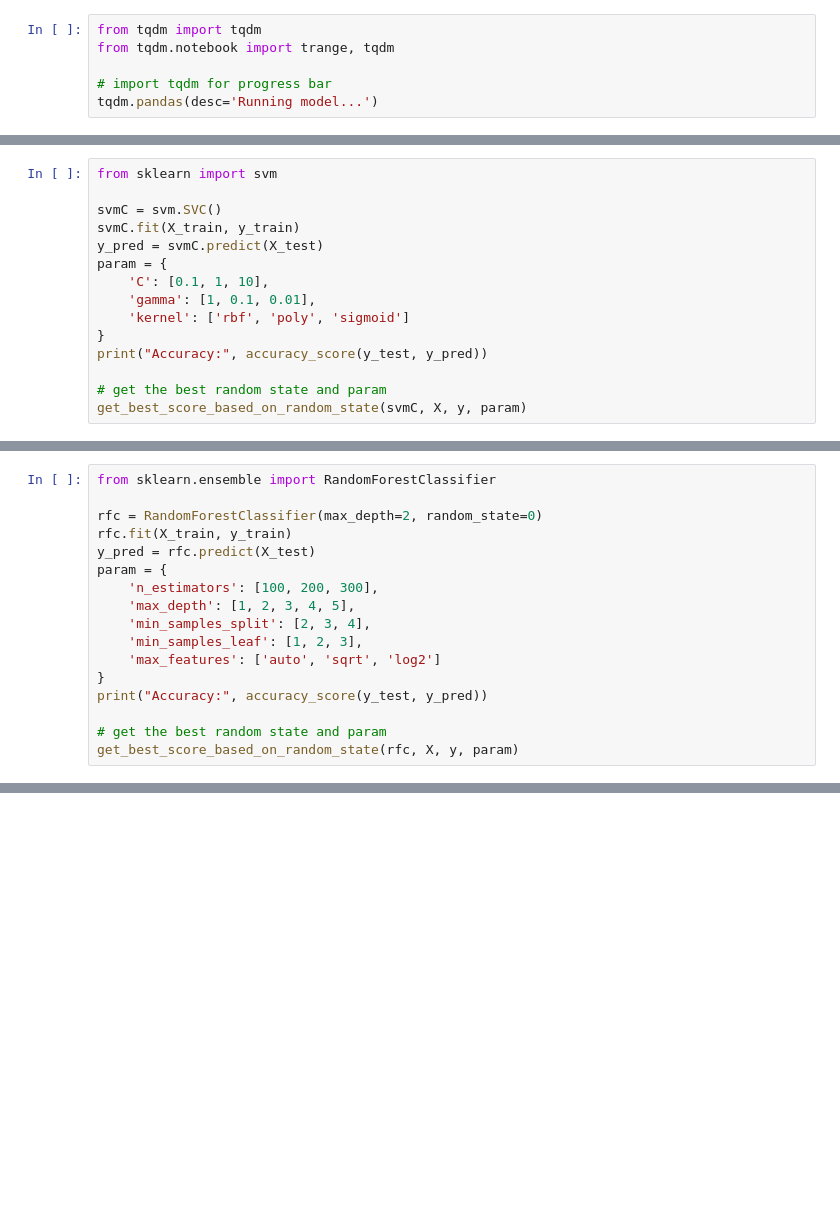
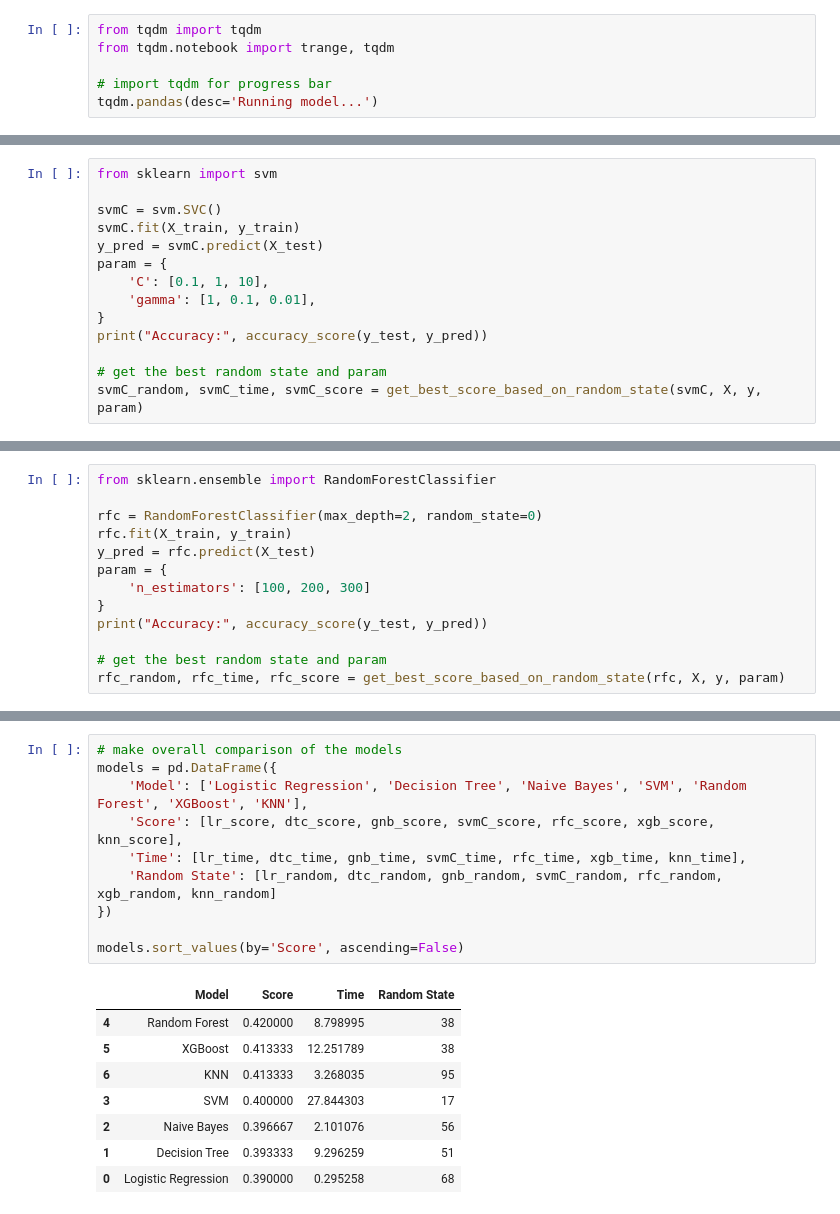
Before and after one commit to jlang62/ml-nlp-exam, a Jupyter notebook: notebooks/01_Classification.ipynb, the cells around one changed output, grey strips where cells are left out. Cells and saved outputs as stored; diff of their text form; blank space fills up the shorter version.

```diff
--- a/notebooks/01_Classification.ipynb
+++ b/notebooks/01_Classification.ipynb
@@ -368,11 +381,10 @@ y_pred = svmC.predict(X_test)
 param = {
     'C': [0.1, 1, 10],
     'gamma': [1, 0.1, 0.01],
-    'kernel': ['rbf', 'poly', 'sigmoid']
 }
 print("Accuracy:", accuracy_score(y_test, y_pred))
 
 # get the best random state and param
-get_best_score_based_on_random_state(svmC, X, y, param)
+svmC_random, svmC_time, svmC_score = get_best_score_based_on_random_state(svmC, X, y, param)
 # %% [output]
 Accuracy: 0.37666666666666665
@@ -385,15 +396,11 @@ rfc = RandomForestClassifier(max_depth=2, random_state=0)
 rfc.fit(X_train, y_train)
 y_pred = rfc.predict(X_test)
 param = {
-    'n_estimators': [100, 200, 300],
-    'max_depth': [1, 2, 3, 4, 5],
-    'min_samples_split': [2, 3, 4],
-    'min_samples_leaf': [1, 2, 3],
-    'max_features': ['auto', 'sqrt', 'log2']
+    'n_estimators': [100, 200, 300]
 }
 print("Accuracy:", accuracy_score(y_test, y_pred))
 
 # get the best random state and param
-get_best_score_based_on_random_state(rfc, X, y, param)
+rfc_random, rfc_time, rfc_score = get_best_score_based_on_random_state(rfc, X, y, param)
 # %% [output]
 Accuracy: 0.3333333333333333
@@ -460,0 +446,19 @@ Best Score: 0.41333333333333333 at random state: 95
+# %%
+# make overall comparison of the models
+models = pd.DataFrame({
+    'Model': ['Logistic Regression', 'Decision Tree', 'Naive Bayes', 'SVM', 'Random Forest', 'XGBoost', 'KNN'],
+    'Score': [lr_score, dtc_score, gnb_score, svmC_score, rfc_score, xgb_score, knn_score],
+    'Time': [lr_time, dtc_time, gnb_time, svmC_time, rfc_time, xgb_time, knn_time],
+    'Random State': [lr_random, dtc_random, gnb_random, svmC_random, rfc_random, xgb_random, knn_random]
+})
+
+models.sort_values(by='Score', ascending=False)
+# %% [output]
+|  | Model | Score | Time | Random State |
+| 4 | Random Forest | 0.420000 | 8.798995 | 38 |
+| 5 | XGBoost | 0.413333 | 12.251789 | 38 |
+| 6 | KNN | 0.413333 | 3.268035 | 95 |
+| 3 | SVM | 0.400000 | 27.844303 | 17 |
+| 2 | Naive Bayes | 0.396667 | 2.101076 | 56 |
+| 1 | Decision Tree | 0.393333 | 9.296259 | 51 |
+| 0 | Logistic Regression | 0.390000 | 0.295258 | 68 |
```
Also changed, not shown: parts of 9 cells of this notebook.
